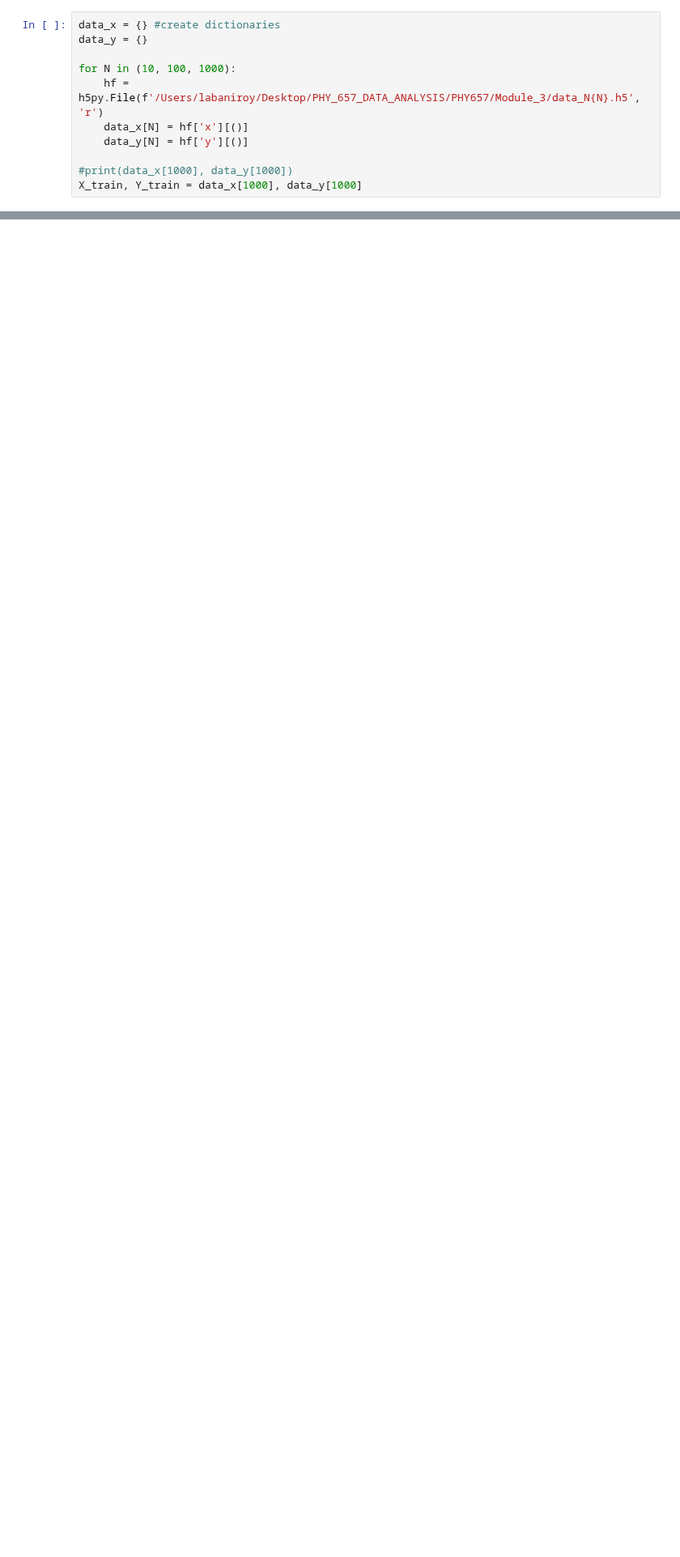
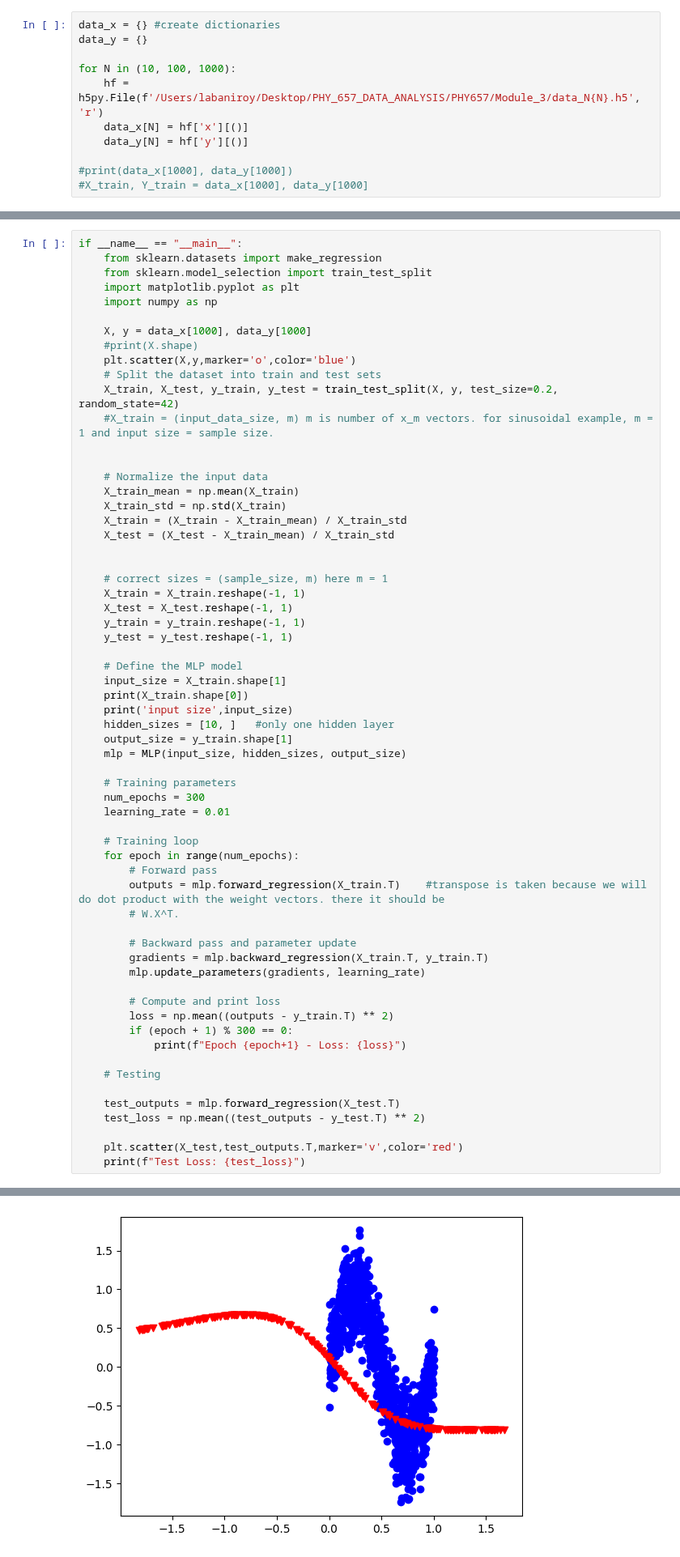
Before and after one commit to labani-01/PHY657, a Jupyter notebook: Module_5/ Module-5.ipynb, the cells around one changed output, grey strips where cells are left out. Shown at 81% size. Drawn from its saved outputs; the diff is of its cells as text; blank space fills up the shorter version.

```diff
--- a/Module_5/ Module-5.ipynb
+++ b/Module_5/ Module-5.ipynb
@@ -15,7 +15,7 @@ for N in (10, 100, 1000):
     data_y[N] = hf['y'][()]
 
 #print(data_x[1000], data_y[1000])
-X_train, Y_train = data_x[1000], data_y[1000]
+#X_train, Y_train = data_x[1000], data_y[1000]
 # %%
 import numpy as np
 
@@ -160,0 +167,63 @@ Test Loss: 3.4435142639274003
+# %%
+if __name__ == "__main__":
+    from sklearn.datasets import make_regression
+    from sklearn.model_selection import train_test_split
+    import matplotlib.pyplot as plt
+    import numpy as np
+
+    X, y = data_x[1000], data_y[1000]
+    #print(X.shape)
+    plt.scatter(X,y,marker='o',color='blue')
+    # Split the dataset into train and test sets
+    X_train, X_test, y_train, y_test = train_test_split(X, y, test_size=0.2, random_state=42)
+    #X_train = (input_data_size, m) m is number of x_m vectors. for sinusoidal example, m = 1 and input size = sample size.
+
+
+    # Normalize the input data
+    X_train_mean = np.mean(X_train)
+    X_train_std = np.std(X_train)
+    X_train = (X_train - X_train_mean) / X_train_std
+    X_test = (X_test - X_train_mean) / X_train_std
+
+
+    # correct sizes = (sample_size, m) here m = 1
+    X_train = X_train.reshape(-1, 1)
+    X_test = X_test.reshape(-1, 1)
+    y_train = y_train.reshape(-1, 1)
+    y_test = y_test.reshape(-1, 1)
+
+    # Define the MLP model
+    input_size = X_train.shape[1]
+    print(X_train.shape[0])
+    print('input size',input_size)
+    hidden_sizes = [10, ]   #only one hidden layer
+    output_size = y_train.shape[1]
+    mlp = MLP(input_size, hidden_sizes, output_size)
+
+    # Training parameters
+    num_epochs = 300
+    learning_rate = 0.01
+
+    # Training loop
+    for epoch in range(num_epochs):
+        # Forward pass
+        outputs = mlp.forward_regression(X_train.T)    #transpose is taken because we will do dot product with the weight vectors. there it should be
+        # W.X^T.
+
+        # Backward pass and parameter update
+        gradients = mlp.backward_regression(X_train.T, y_train.T)
+        mlp.update_parameters(gradients, learning_rate)
+
+        # Compute and print loss
+        loss = np.mean((outputs - y_train.T) ** 2)
+        if (epoch + 1) % 300 == 0:
+            print(f"Epoch {epoch+1} - Loss: {loss}")
+
+    # Testing
+
+    test_outputs = mlp.forward_regression(X_test.T)
+    test_loss = np.mean((test_outputs - y_test.T) ** 2)
+
+    plt.scatter(X_test,test_outputs.T,marker='v',color='red')
+    print(f"Test Loss: {test_loss}")
+# %% [output]
@@ -160,0 +236 @@ Test Loss: 3.4435142639274003
+[figure, added]
```
Also changed, not shown: parts of 13 cells of this notebook.
